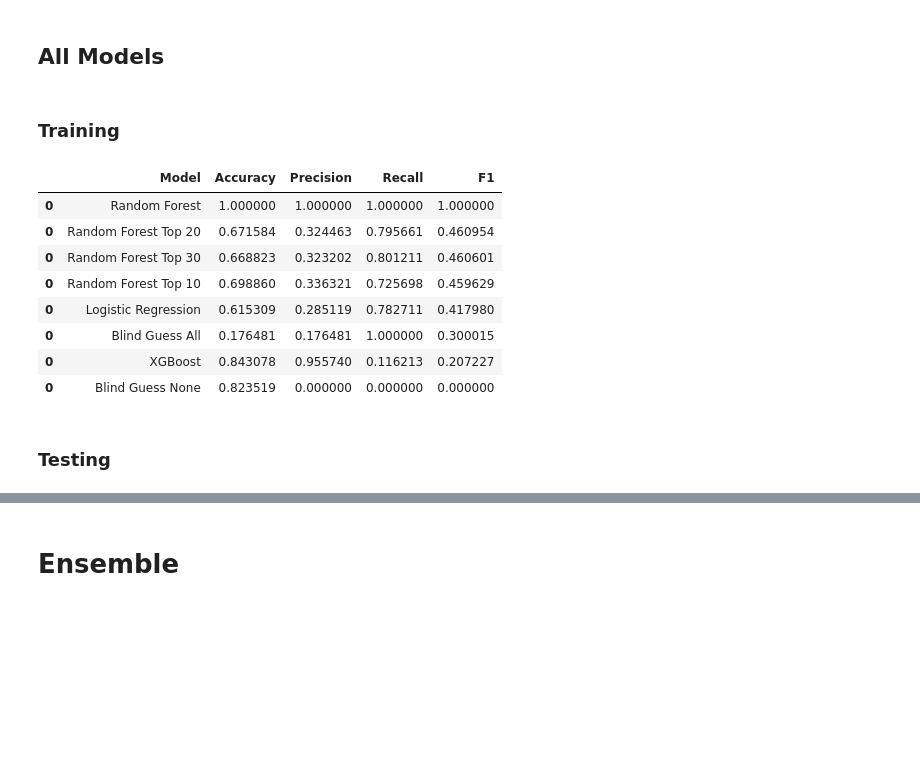
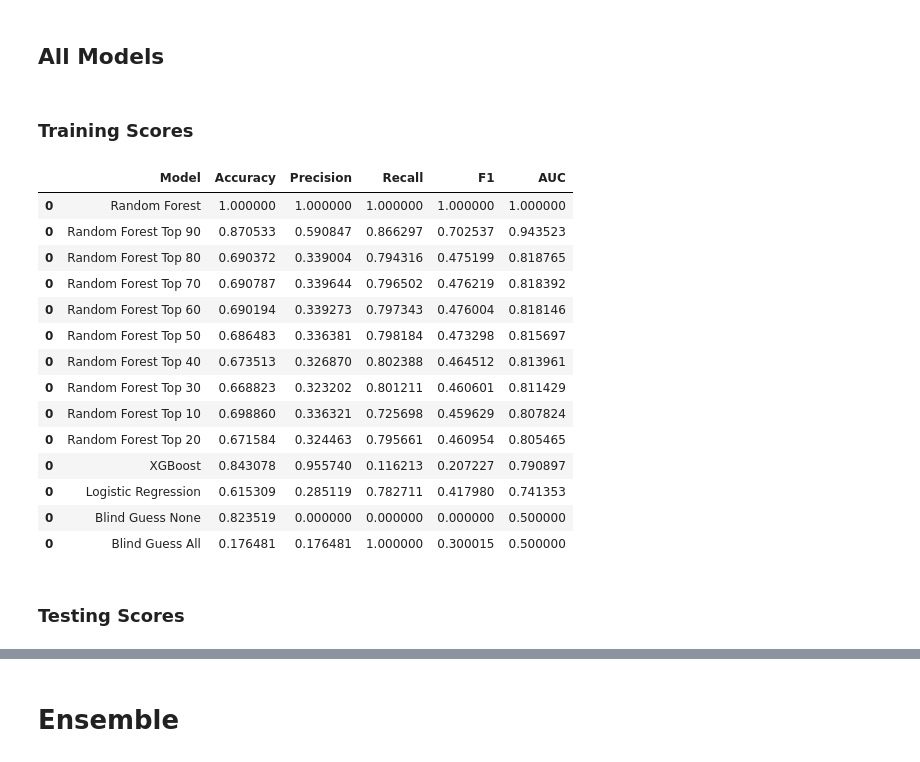
Before and after one commit to pateli18/Machine-Learning-Nanodegree, a Jupyter notebook: capstone_project/Models Evaluation.ipynb, the cells around one changed output, grey strips where cells are left out. Cells and saved outputs as stored; diff of their text form; code cells hidden in the pictures; blank space fills up the shorter version.

```diff
--- a/capstone_project/Models Evaluation.ipynb
+++ b/capstone_project/Models Evaluation.ipynb
@@ -321,0 +427,8 @@ get_feature_importance(feature_importance_subdf[feature_importance_tag], feature
+# %%
+model_name = 'Random Forest Top 90'
+scores_df = model_evaluation(train_predictions_df['READMISSION'],
+                                    train_predictions_df[model_name + '_Train_Predictions'], train_predictions_df[model_name + '_Train_Probabilities'],
+                                   model_name + ' - Train', scores_df)
+scores_df = model_evaluation(test_predictions_df['READMISSION'],
+                                    test_predictions_df[model_name + '_Test_Predictions'], test_predictions_df[model_name + '_Test_Probabilities'],
+                                   model_name + ' - Test', scores_df)
@@ -321,0 +456,8 @@ get_feature_importance(feature_importance_subdf[feature_importance_tag], feature
+# %%
+model_name = 'Random Forest Top 100'
+scores_df = model_evaluation(train_predictions_df['READMISSION'],
+                                    train_predictions_df[model_name + '_Train_Predictions'], train_predictions_df[model_name + '_Train_Probabilities'],
+                                   model_name + ' - Train', scores_df)
+scores_df = model_evaluation(test_predictions_df['READMISSION'],
+                                    test_predictions_df[model_name + '_Test_Predictions'], test_predictions_df[model_name + '_Test_Probabilities'],
+                                   model_name + ' - Test', scores_df)
@@ -324,10 +470,10 @@ get_feature_importance(feature_importance_subdf[feature_importance_tag], feature
 # %%
 model_name = 'XGBoost'
 scores_df = model_evaluation(train_predictions_df['READMISSION'],
-                                    train_predictions_df[model_name + '_Train_Predictions'],
+                                    train_predictions_df[model_name + '_Train_Predictions'], train_predictions_df[model_name + '_Train_Probabilities'],
                                    model_name + ' - Train', scores_df)
 scores_df = model_evaluation(test_predictions_df['READMISSION'],
-                                    test_predictions_df[model_name + '_Test_Predictions'],
+                                    test_predictions_df[model_name + '_Test_Predictions'], test_predictions_df[model_name + '_Test_Probabilities'],
                                    model_name + ' - Test', scores_df)
 # %% [output]
 XGBoost - Train Accuracy: 0.8431
@@ -350,24 +498,30 @@ get_feature_importance(feature_importance_df[model_name], feature_importance_df[
 ## All Models
 # %%
 scores_df['TrainTestFlag'] = scores_df['Model'].apply(lambda x: 'Train' if 'Train' in x else 'Test')
-scores_df['Model'] = scores_df['Model'].apply(lambda x: x.replace(' - Train', '').replace('_', ' ').replace('top', 'Top'))
-scores_df['Model'] = scores_df['Model'].apply(lambda x: x.replace(' - Test', '').replace('_', ' ').replace('top', 'Top'))
+scores_df['Model'] = scores_df['Model'].apply(lambda x: x.replace(' - Train', ''))
+scores_df['Model'] = scores_df['Model'].apply(lambda x: x.replace(' - Test', ''))
 scores_df_train = scores_df[scores_df['TrainTestFlag'] == 'Train'].drop('TrainTestFlag', axis = 1)
 scores_df_test = scores_df[scores_df['TrainTestFlag'] == 'Test'].drop('TrainTestFlag', axis = 1)
 # %% [markdown]
-### Training
+### Training Scores
 # %%
-scores_df_train.sort_values('F1', ascending = False)
+scores_df_train.sort_values('AUC', ascending = False)
 # %% [output]
-|  | Model | Accuracy | Precision | Recall | F1 |
-| 0 | Random Forest | 1.000000 | 1.000000 | 1.000000 | 1.000000 |
-| 0 | Random Forest Top 20 | 0.671584 | 0.324463 | 0.795661 | 0.460954 |
-| 0 | Random Forest Top 30 | 0.668823 | 0.323202 | 0.801211 | 0.460601 |
-| 0 | Random Forest Top 10 | 0.698860 | 0.336321 | 0.725698 | 0.459629 |
-| 0 | Logistic Regression | 0.615309 | 0.285119 | 0.782711 | 0.417980 |
-| 0 | Blind Guess All | 0.176481 | 0.176481 | 1.000000 | 0.300015 |
-| 0 | XGBoost | 0.843078 | 0.955740 | 0.116213 | 0.207227 |
-| 0 | Blind Guess None | 0.823519 | 0.000000 | 0.000000 | 0.000000 |
+|  | Model | Accuracy | Precision | Recall | F1 | AUC |
+| 0 | Random Forest | 1.000000 | 1.000000 | 1.000000 | 1.000000 | 1.000000 |
+| 0 | Random Forest Top 90 | 0.870533 | 0.590847 | 0.866297 | 0.702537 | 0.943523 |
+| 0 | Random Forest Top 80 | 0.690372 | 0.339004 | 0.794316 | 0.475199 | 0.818765 |
+| 0 | Random Forest Top 70 | 0.690787 | 0.339644 | 0.796502 | 0.476219 | 0.818392 |
+| 0 | Random Forest Top 60 | 0.690194 | 0.339273 | 0.797343 | 0.476004 | 0.818146 |
+| 0 | Random Forest Top 50 | 0.686483 | 0.336381 | 0.798184 | 0.473298 | 0.815697 |
+| 0 | Random Forest Top 40 | 0.673513 | 0.326870 | 0.802388 | 0.464512 | 0.813961 |
+| 0 | Random Forest Top 30 | 0.668823 | 0.323202 | 0.801211 | 0.460601 | 0.811429 |
+| 0 | Random Forest Top 10 | 0.698860 | 0.336321 | 0.725698 | 0.459629 | 0.807824 |
+| 0 | Random Forest Top 20 | 0.671584 | 0.324463 | 0.795661 | 0.460954 | 0.805465 |
+| 0 | XGBoost | 0.843078 | 0.955740 | 0.116213 | 0.207227 | 0.790897 |
+| 0 | Logistic Regression | 0.615309 | 0.285119 | 0.782711 | 0.417980 | 0.741353 |
+| 0 | Blind Guess None | 0.823519 | 0.000000 | 0.000000 | 0.000000 | 0.500000 |
+| 0 | Blind Guess All | 0.176481 | 0.176481 | 1.000000 | 0.300015 | 0.500000 |
 # %% [markdown]
-### Testing
+### Testing Scores
 # %%
```
Also changed, not shown: parts of 49 cells of this notebook.
